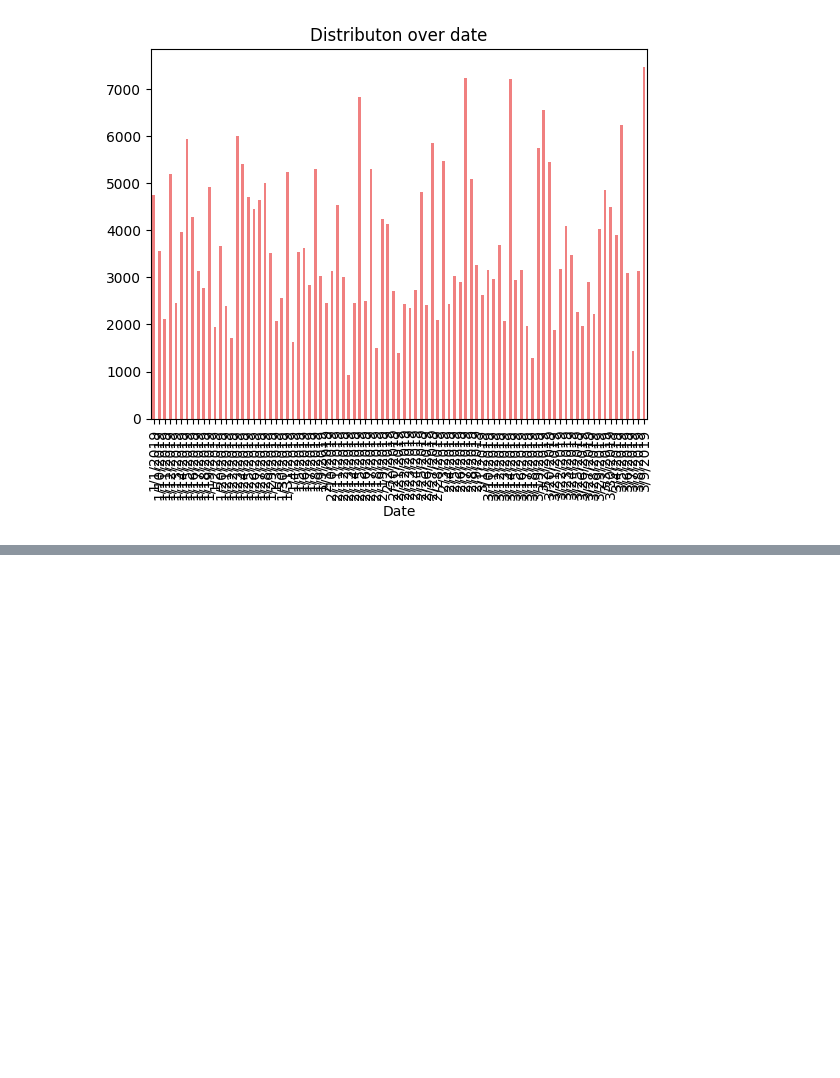
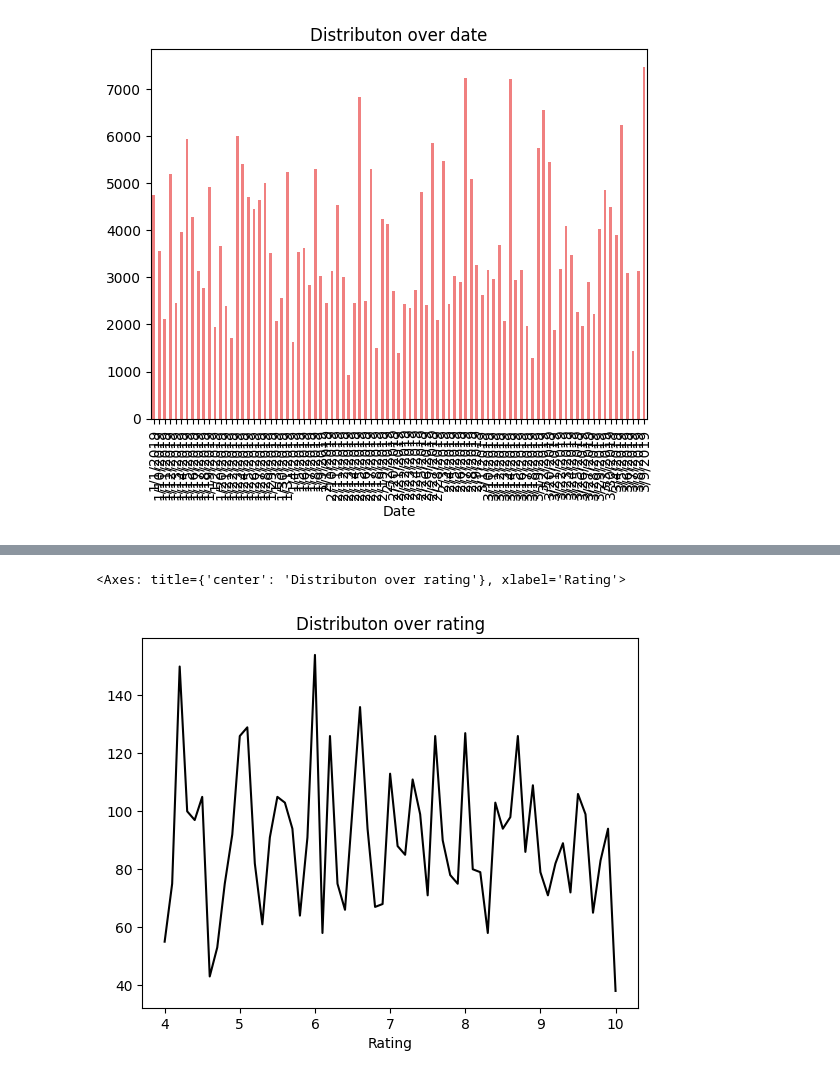
Before and after one commit to sahilDas04/Macchine_Learning, a Jupyter notebook: Data Visualization/Visualization/Matplot.ipynb, the cells around one changed output, grey strips where cells are left out. Drawn from its saved outputs; the diff is of its cells as text; code cells hidden in the pictures; blank space fills up the shorter version.

```diff
--- a/Data Visualization/Visualization/Matplot.ipynb
+++ b/Data Visualization/Visualization/Matplot.ipynb
@@ -178,0 +199,3 @@ sale_date.plot(kind='bar', color='lightcoral')
+# %%
+Raitng_Data = df.groupby('Rating')['Quantity'].sum()
+print(Raitng_Data)
@@ -178,0 +216,6 @@ sale_date.plot(kind='bar', color='lightcoral')
+# %%
+plt.title("Distributon over rating")
+Raitng_Data.plot(kind='line', color='black')
+# %% [output]
+<Axes: title={'center': 'Distributon over rating'}, xlabel='Rating'>
+[figure, added]
```
Also changed, not shown: parts of 2 cells of this notebook, 1 other file.
